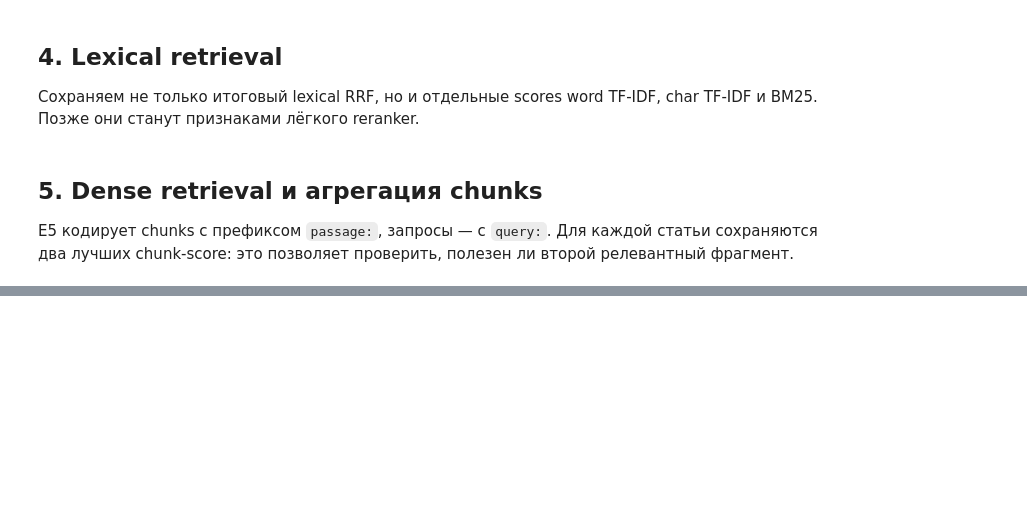
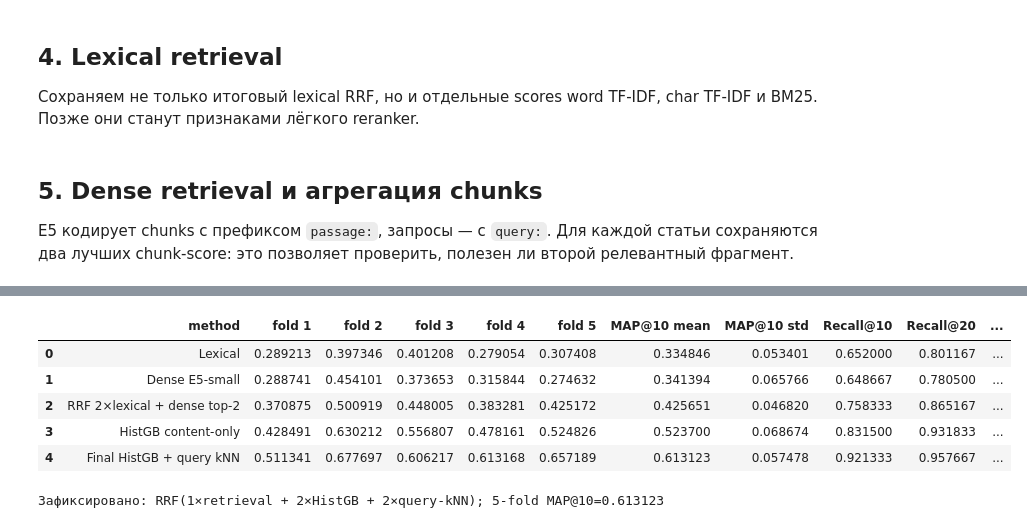
Before and after one commit to olivoreo/avito-search_ds-bootcamp, a Jupyter notebook: solution.ipynb, the cells around one changed output, grey strips where cells are left out. Cells and saved outputs as stored; diff of their text form; code cells hidden in the pictures; blank space fills up the shorter version.

```diff
--- a/solution.ipynb
+++ b/solution.ipynb
@@ -1011,0 +664,58 @@ print(
+# %%
+def evaluate(name, scores):
+    predictions = rank_articles(scores, 50)
+    fold_map = [
+        np.mean([
+            average_precision_at_k(
+                predictions[index], truth[index]
+            )
+            for index in validation
+        ])
+        for _, validation in folds
+    ]
+    return {
+        "method": name,
+        **{
+            f"fold {number}": value
+            for number, value in enumerate(fold_map, 1)
+        },
+        "MAP@10 mean": np.mean(fold_map),
+        "MAP@10 std": np.std(fold_map),
+        **{
+            f"Recall@{k}": np.mean([
+                recall_at_k(
+                    predictions[index], truth[index], k
+                )
+                for index in range(len(truth))
+            ])
+            for k in (10, 20, 50)
+        },
+    }
+
+
+comparison = pd.DataFrame([
+    evaluate("Lexical", cal_lexical["lexical"]),
+    evaluate("Dense E5-small", dense_top2_calibration),
+    evaluate(RETRIEVAL_NAME, retrieval_calibration),
+    evaluate("HistGB content-only", content_oof),
+    evaluate("Final HistGB + query kNN", final_oof),
+])
+numeric_columns = comparison.columns.drop("method")
+display(comparison.style.format({
+    column: "{:.6f}" for column in numeric_columns
+}))
+
+final_row = comparison.iloc[-1]
+FINAL_MAP10 = float(final_row["MAP@10 mean"])
+print(
+    f"Зафиксировано: RRF(1×retrieval + 2×HistGB "
+    f"+ 2×query-kNN); 5-fold MAP@10={FINAL_MAP10:.6f}"
+)
+# %% [output]
+|  | method | fold 1 | fold 2 | fold 3 | fold 4 | fold 5 | MAP@10 mean | MAP@10 std | Recall@10 | Recall@20 | ... |
+| 0 | Lexical | 0.289213 | 0.397346 | 0.401208 | 0.279054 | 0.307408 | 0.334846 | 0.053401 | 0.652000 | 0.801167 | ... |
+| 1 | Dense E5-small | 0.288741 | 0.454101 | 0.373653 | 0.315844 | 0.274632 | 0.341394 | 0.065766 | 0.648667 | 0.780500 | ... |
+| 2 | RRF 2×lexical + dense top-2 | 0.370875 | 0.500919 | 0.448005 | 0.383281 | 0.425172 | 0.425651 | 0.046820 | 0.758333 | 0.865167 | ... |
+| 3 | HistGB content-only | 0.428491 | 0.630212 | 0.556807 | 0.478161 | 0.524826 | 0.523700 | 0.068674 | 0.831500 | 0.931833 | ... |
+| 4 | Final HistGB + query kNN | 0.511341 | 0.677697 | 0.606217 | 0.613168 | 0.657189 | 0.613123 | 0.057478 | 0.921333 | 0.957667 | ... |
+Зафиксировано: RRF(1×retrieval + 2×HistGB + 2×query-kNN); 5-fold MAP@10=0.613123
```
Also changed, not shown: parts of 17 cells of this notebook.
